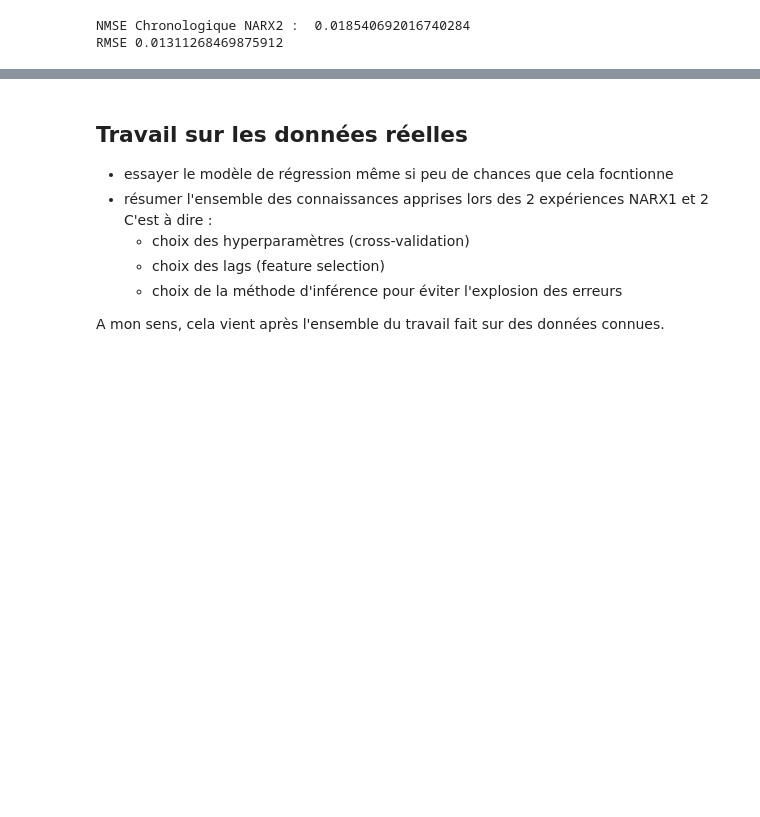
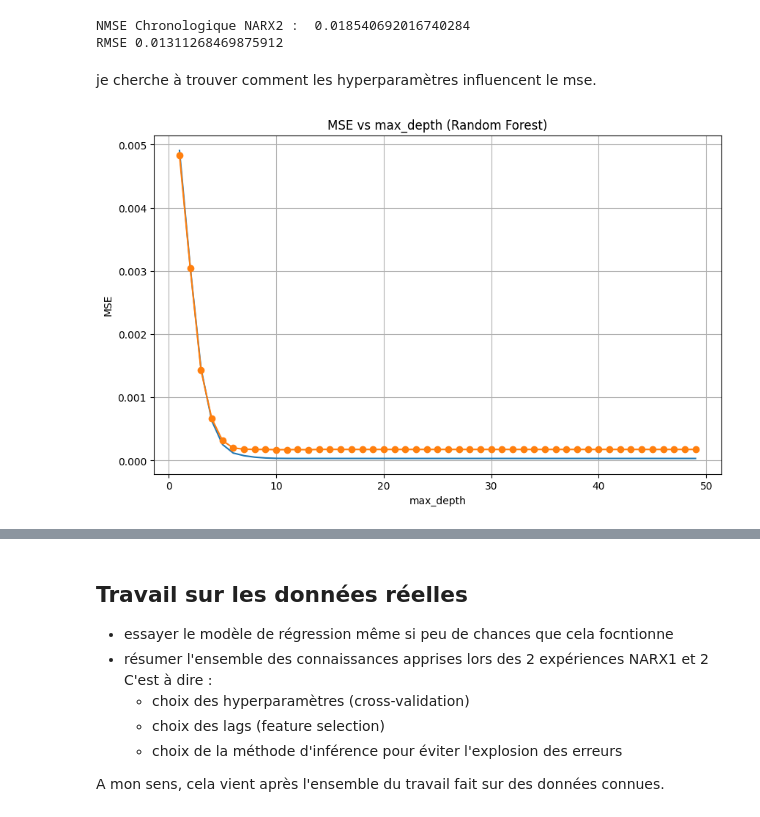
Before and after one commit to Mathis-Vrgt/projet-infoF422, a Jupyter notebook: projet.ipynb, the cells around one changed output, grey strips where cells are left out. Saved outputs shown, nothing was run; the diff lists cells and outputs as text; code cells hidden in the pictures; blank space fills up the shorter version.

Commit message:
n_estimators et max_depths de random forest

```diff
--- a/projet.ipynb
+++ b/projet.ipynb
@@ -858,3 +849,26 @@ print("RMSE", np.sqrt(mean_squared_error(Y_val_narx2_chrono, Y_pred_forest_narx2
 # %% [output]
 NMSE Chronologique NARX2 :  0.018540692016740284
 RMSE 0.01311268469875912
+# %% [markdown]
+je cherche à trouver comment les hyperparamètres influencent le mse.
+# %%
+depth_range=list(range(1,50))
+mse_train=[]
+mse_val=[]
+
+for d in tqdm(depth_range):
+    rf=RandomForestRegressor(n_estimators=100,max_depth=d,random_state=42)
+    rf.fit(X_train_narx2_chrono, Y_train_narx2_chrono)
+    mse_train.append(mean_squared_error(Y_train_narx2_chrono, rf.predict(X_train_narx2_chrono)))
+    mse_val.append(mean_squared_error(Y_val_narx2_chrono, rf.predict(X_val_narx2_chrono)))
+
+plt.figure(figsize=(10, 6))
+plt.plot(depth_range,mse_train,label="Train")
+plt.plot(depth_range,mse_val,marker='o',label="Val")
+plt.title("MSE vs max_depth (Random Forest)")
+plt.xlabel("max_depth")
+plt.ylabel("MSE")
+plt.grid("on")
+plt.show()
+# %% [output]
+[figure, added]
```
Also changed, not shown: parts of 5 cells of this notebook.
